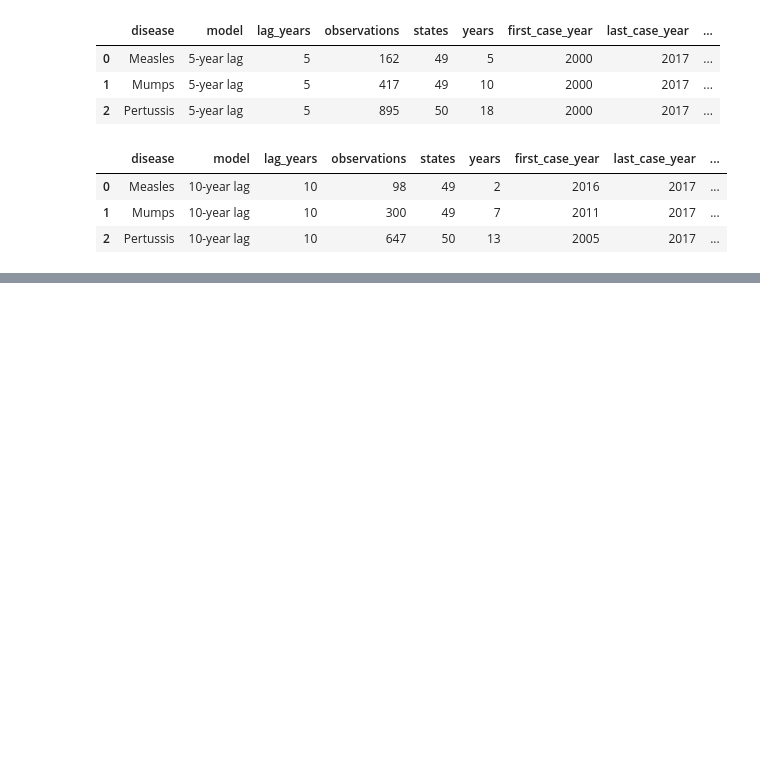
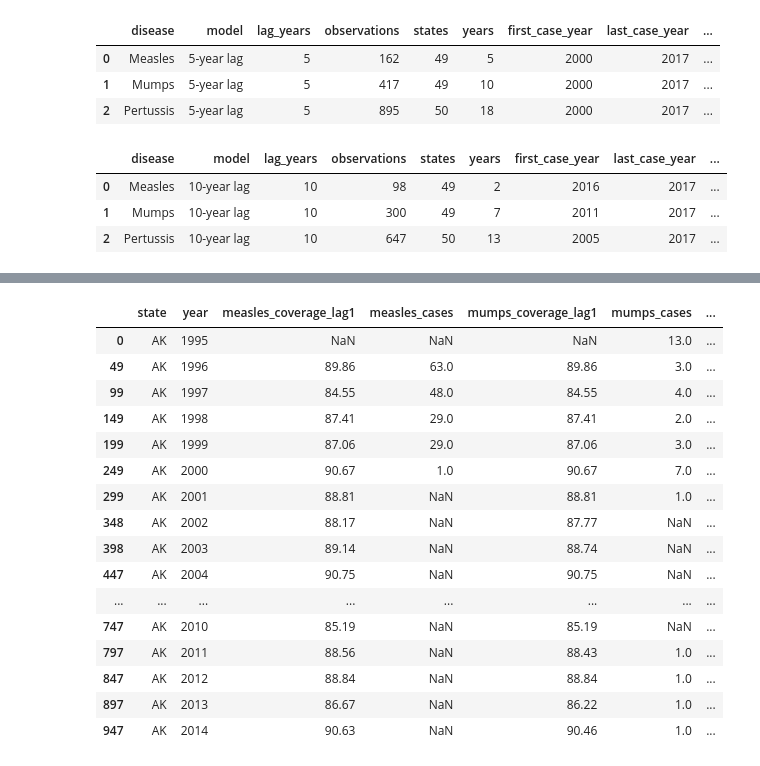
Before and after one commit to FusRaDa/biot670i_capstone_vaccination_project, a Jupyter notebook: rada_notebooks/06_lag_analysis.ipynb, the cells around one changed output, grey strips where cells are left out. Drawn from its saved outputs; the diff is of its cells as text; code cells hidden in the pictures; blank space fills up the shorter version.

```diff
--- a/rada_notebooks/06_lag_analysis.ipynb
+++ b/rada_notebooks/06_lag_analysis.ipynb
@@ -456,0 +476,59 @@ plot_fixed_effect_results(_year_df, 10)
+# %%
+# Sort by state and year
+lagged_df = yearly_coverage_cases_df.sort_values(
+    ["state", "year"]
+).copy()
+
+diseases = ["measles", "mumps", "pertussis"]
+
+# Previous year within each state
+lagged_df["previous_year"] = (
+    lagged_df.groupby("state")["year"].shift(1)
+)
+
+# Create 1-year lagged coverage for each disease
+for disease in diseases:
+
+    coverage_col = f"{disease}_coverage_pct"
+    lag_col = f"{disease}_coverage_lag1"
+
+    # Get coverage from previous observation
+    lagged_df[lag_col] = (
+        lagged_df.groupby("state")[coverage_col].shift(1)
+    )
+
+    # Only keep it if the observation is exactly one year earlier
+    lagged_df[lag_col] = lagged_df[lag_col].where(
+        lagged_df["year"] - lagged_df["previous_year"] == 1
+    )
+
+lagged_df[
+    [
+        "state",
+        "year",
+        "measles_coverage_lag1",
+        "measles_cases",
+        "mumps_coverage_lag1",
+        "mumps_cases",
+        "pertussis_coverage_lag1",
+        "pertussis_cases"
+    ]
+].head(20)
+# %% [output]
+|  | state | year | measles_coverage_lag1 | measles_cases | mumps_coverage_lag1 | mumps_cases | ... |
+| 0 | AK | 1995 | NaN | NaN | NaN | 13.0 | ... |
+| 49 | AK | 1996 | 89.86 | 63.0 | 89.86 | 3.0 | ... |
+| 99 | AK | 1997 | 84.55 | 48.0 | 84.55 | 4.0 | ... |
+| 149 | AK | 1998 | 87.41 | 29.0 | 87.41 | 2.0 | ... |
+| 199 | AK | 1999 | 87.06 | 29.0 | 87.06 | 3.0 | ... |
+| 249 | AK | 2000 | 90.67 | 1.0 | 90.67 | 7.0 | ... |
+| 299 | AK | 2001 | 88.81 | NaN | 88.81 | 1.0 | ... |
+| 348 | AK | 2002 | 88.17 | NaN | 87.77 | NaN | ... |
+| 398 | AK | 2003 | 89.14 | NaN | 88.74 | NaN | ... |
+| 447 | AK | 2004 | 90.75 | NaN | 90.75 | NaN | ... |
+| ... | ... | ... | ... | ... | ... | ... | ... |
+| 747 | AK | 2010 | 85.19 | NaN | 85.19 | NaN | ... |
+| 797 | AK | 2011 | 88.56 | NaN | 88.43 | 1.0 | ... |
+| 847 | AK | 2012 | 88.84 | NaN | 88.84 | 1.0 | ... |
+| 897 | AK | 2013 | 86.67 | NaN | 86.22 | 1.0 | ... |
+| 947 | AK | 2014 | 90.63 | NaN | 90.46 | 1.0 | ... |
```
Also changed, not shown: parts of 10 cells of this notebook, 10 other files.
